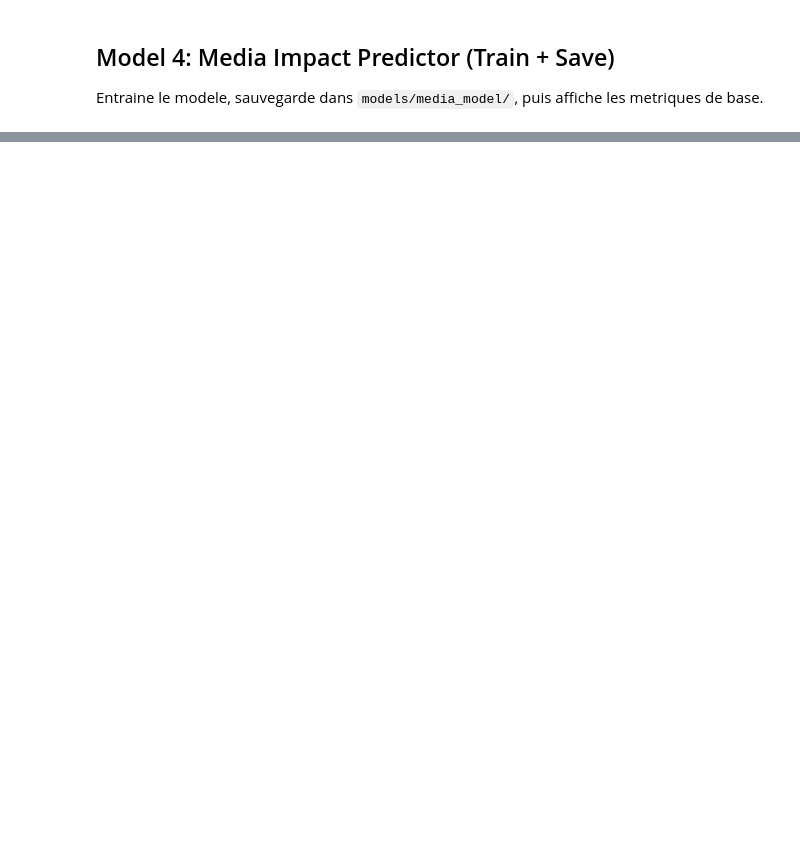
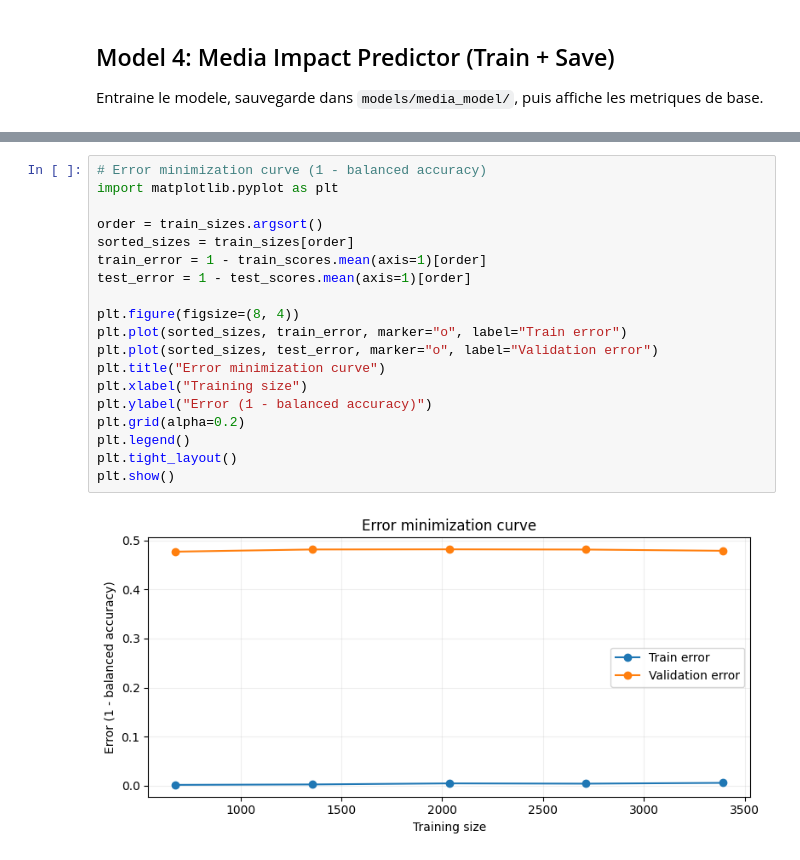
Before and after one commit to Maurigeek/benin-insights-challenge-team2, a Jupyter notebook: notebooks/ml_models.ipynb, the cells around one changed output, grey strips where cells are left out. Saved outputs shown, nothing was run; the diff lists cells and outputs as text; blank space fills up the shorter version.

```diff
--- a/notebooks/ml_models.ipynb
+++ b/notebooks/ml_models.ipynb
@@ -382 +574,22 @@ Saved encoders: /home/appolinaire/projects/benin-insights/models/media_model/med
+# %%
+# Error minimization curve (1 - balanced accuracy)
+import matplotlib.pyplot as plt
+
+order = train_sizes.argsort()
+sorted_sizes = train_sizes[order]
+train_error = 1 - train_scores.mean(axis=1)[order]
+test_error = 1 - test_scores.mean(axis=1)[order]
+
+plt.figure(figsize=(8, 4))
+plt.plot(sorted_sizes, train_error, marker="o", label="Train error")
+plt.plot(sorted_sizes, test_error, marker="o", label="Validation error")
+plt.title("Error minimization curve")
+plt.xlabel("Training size")
+plt.ylabel("Error (1 - balanced accuracy)")
+plt.grid(alpha=0.2)
+plt.legend()
+plt.tight_layout()
+plt.show()
+# %% [output]
+[figure, added]
 # %%
```
Also changed, not shown: parts of 11 cells of this notebook, 31 other files.
